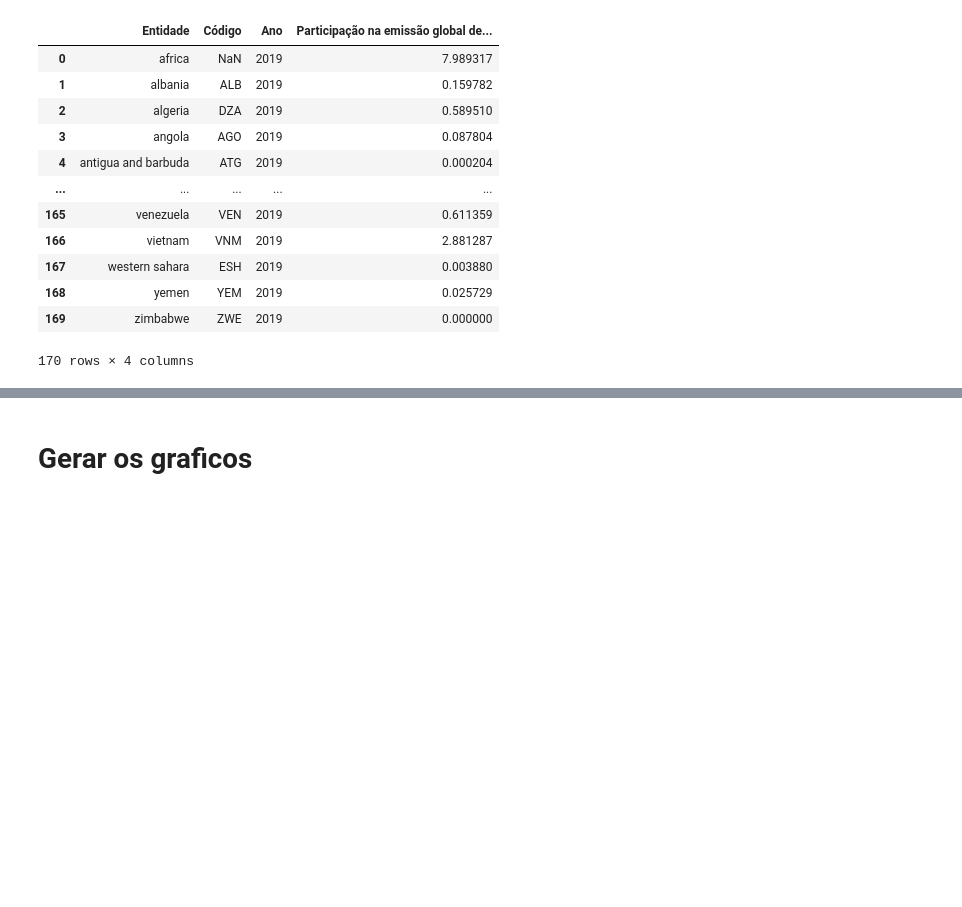
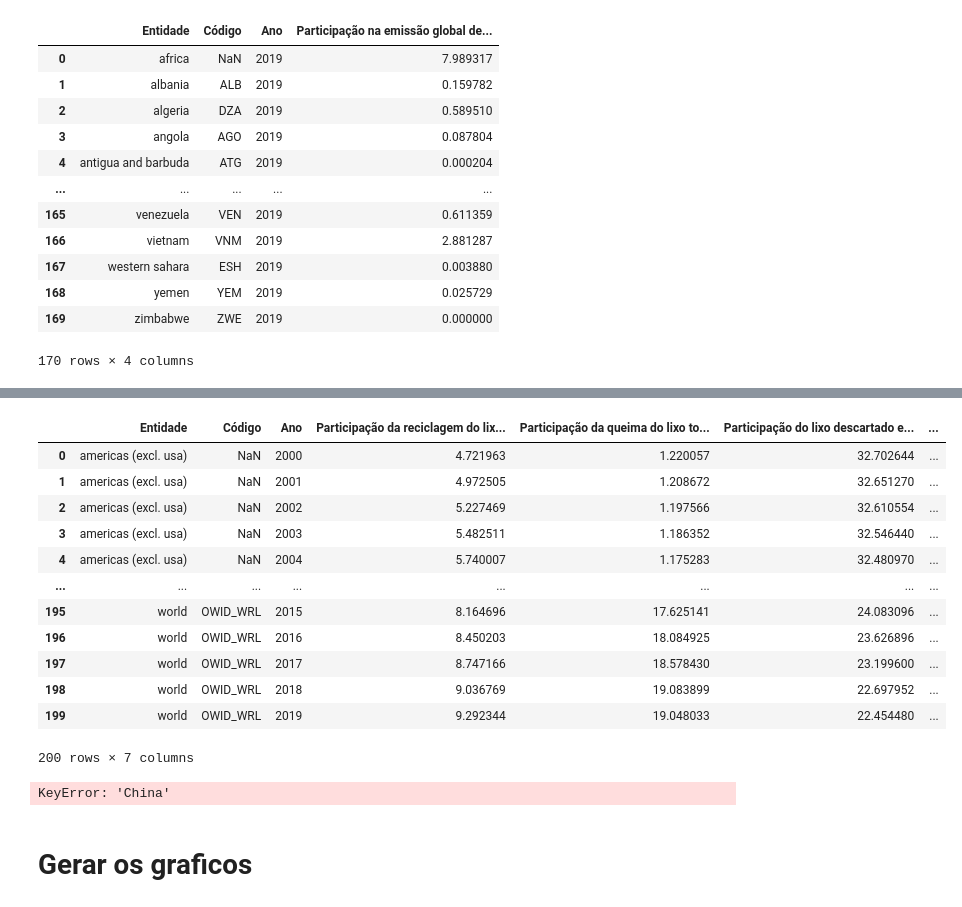
Before and after one commit to RVidaDev/GsIA, a Jupyter notebook: note.ipynb, the cells around one changed output, grey strips where cells are left out. Cells and saved outputs as stored; diff of their text form; code cells hidden in the pictures; blank space fills up the shorter version.

```diff
--- a/note.ipynb
+++ b/note.ipynb
@@ -82,3 +155,27 @@ df_residuo = df.drop_duplicates()
+# %%
+df_destino = df_destino.drop_duplicates()
+df_destino.dropna(how='all', inplace=True)
+
+df_destino
+# %% [output]
+|  | Entidade | Código | Ano | Participação da reciclagem do lix... | Participação da queima do lixo to... | Participação do lixo descartado e... | ... |
+| 0 | americas (excl. usa) | NaN | 2000 | 4.721963 | 1.220057 | 32.702644 | ... |
+| 1 | americas (excl. usa) | NaN | 2001 | 4.972505 | 1.208672 | 32.651270 | ... |
+| 2 | americas (excl. usa) | NaN | 2002 | 5.227469 | 1.197566 | 32.610554 | ... |
+| 3 | americas (excl. usa) | NaN | 2003 | 5.482511 | 1.186352 | 32.546440 | ... |
+| 4 | americas (excl. usa) | NaN | 2004 | 5.740007 | 1.175283 | 32.480970 | ... |
+| ... | ... | ... | ... | ... | ... | ... | ... |
+| 195 | world | OWID_WRL | 2015 | 8.164696 | 17.625141 | 24.083096 | ... |
+| 196 | world | OWID_WRL | 2016 | 8.450203 | 18.084925 | 23.626896 | ... |
+| 197 | world | OWID_WRL | 2017 | 8.747166 | 18.578430 | 23.199600 | ... |
+| 198 | world | OWID_WRL | 2018 | 9.036769 | 19.083899 | 22.697952 | ... |
+| 199 | world | OWID_WRL | 2019 | 9.292344 | 19.048033 | 22.454480 | ... |
+200 rows × 7 columns
+# %%
+df_destino_china = df_destino.groupby('China')
+df_destino_china = df_destino_china.get_group('China')
+# %% [output]
+KeyError: 'China'
 # %% [markdown]
 # Gerar os graficos
 # %% [markdown]
```
Also changed, not shown: parts of 18 cells of this notebook.
